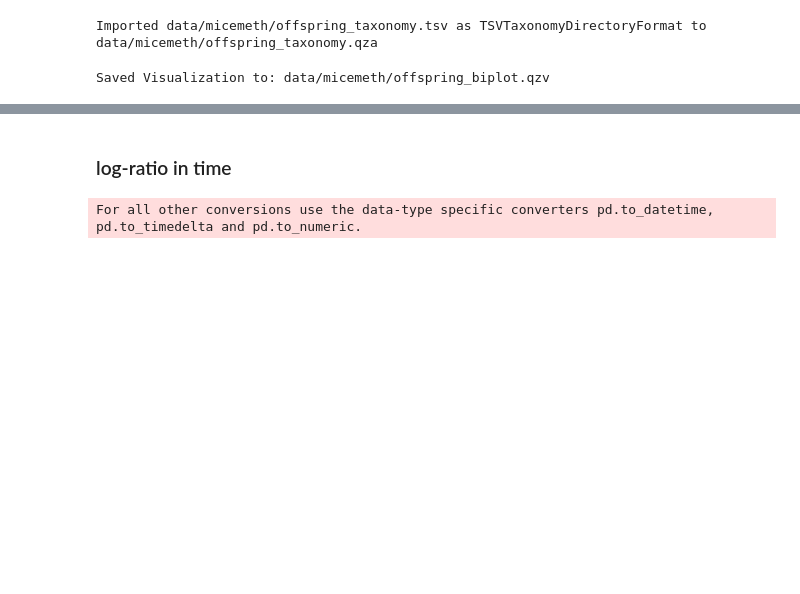
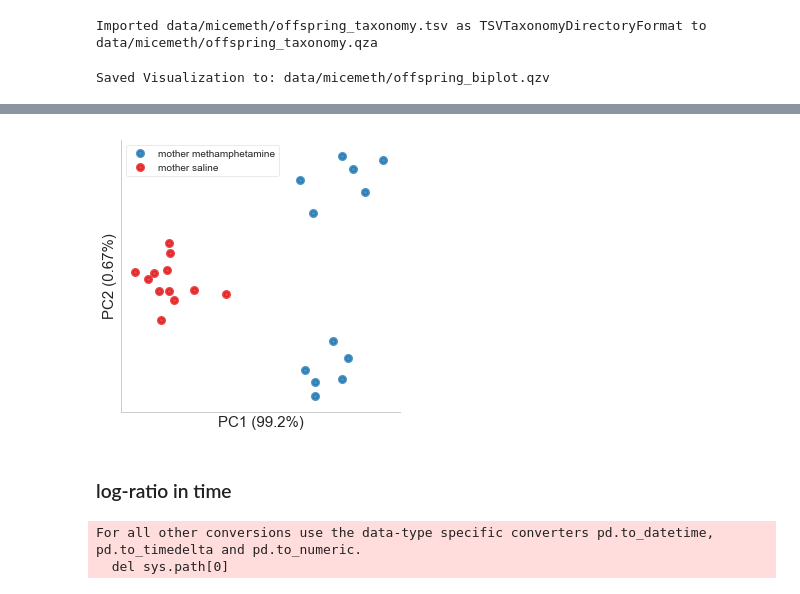
Before and after one commit to cameronmartino/tenatch, a Jupyter notebook: ipynb/rena_mmouse.ipynb, the cells around one changed output, grey strips where cells are left out. Cells and saved outputs as stored; diff of their text form; code cells hidden in the pictures; blank space fills up the shorter version.

```diff
--- a/ipynb/rena_mmouse.ipynb
+++ b/ipynb/rena_mmouse.ipynb
@@ -190,10 +110,0 @@ offsample_ordin = pd.DataFrame(tnaloff.sample_loading,table_tmp.index,columns=['
-# %%
-fig,ax = plt.subplots(1,1,figsize=(5,5))
-
-
-_ = plot_pcoa('PC1', 'PC2', offsample_ordin, meta_tmp, ax, 'treated')
-ax.set_xlabel('PC1 ('+str(tnaloff.explained_variance_ratio[0]*100)[:4]+'%)',fontsize=15)
-ax.set_ylabel('PC2 ('+str(tnaloff.explained_variance_ratio[1]*100)[:4]+'%)',fontsize=15)
-
-plt.legend()
-plt.show()
@@ -256,3 +217,13 @@ Saved Visualization to: data/micemeth/offspring_biplot.qzv
+# %%
+fig,ax = plt.subplots(1,1,figsize=(5,5))
+_ = plot_pcoa('PC1', 'PC2', sample_loading, mt['21 days'], ax, 'treated')
+ax.set_xlabel('PC1 ('+str(TF.explained_variance_ratio[0]*100)[:4]+'%)',fontsize=15)
+ax.set_ylabel('PC2 ('+str(TF.explained_variance_ratio[1]*100)[:4]+'%)',fontsize=15)
+
+plt.legend()
+plt.show()
+# %% [output]
+[figure, added]
 # %% [markdown]
 ### log-ratio in time
 # %%
@@ -264,6 +236,5 @@ denom_opp = offfeature_ordin.sort_values('PC1').index[-3]
 # %%
 # offspring
-lrmetaoff = meta[meta.treatment_group.isin(['meth.offspring','saline.offspring'])]
 lrmetaoff_time = {t_:match(table,tdf_) for t_,tdf_ in lrmetaoff.groupby('timepoint')}
 lrmetaoff_timedf = []
 for t_,tdfs_ in lrmetaoff_time.items():
@@ -280,6 +251,7 @@ maptrat = {'meth.offspring':'Offspring of Meth Treated Mother', 'saline.offsprin
 lrmetaoff_timedf['Treatment'] = [maptrat[x] for x in lrmetaoff_timedf.Treatment]
 # %% [output]
 For all other conversions use the data-type specific converters pd.to_datetime, pd.to_timedelta and pd.to_numeric.
+  del sys.path[0]
 # %%
 fig,axn = plt.subplots(1,1,figsize=(15,5))
 axn = sns.pointplot(x="time", y="Ratio_Core", hue="Treatment",
```
Also changed, not shown: parts of 41 cells of this notebook, 12 other files.
